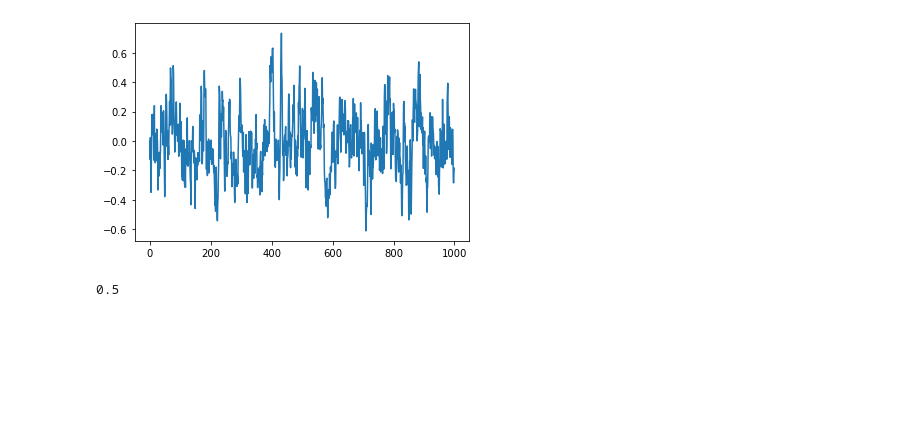
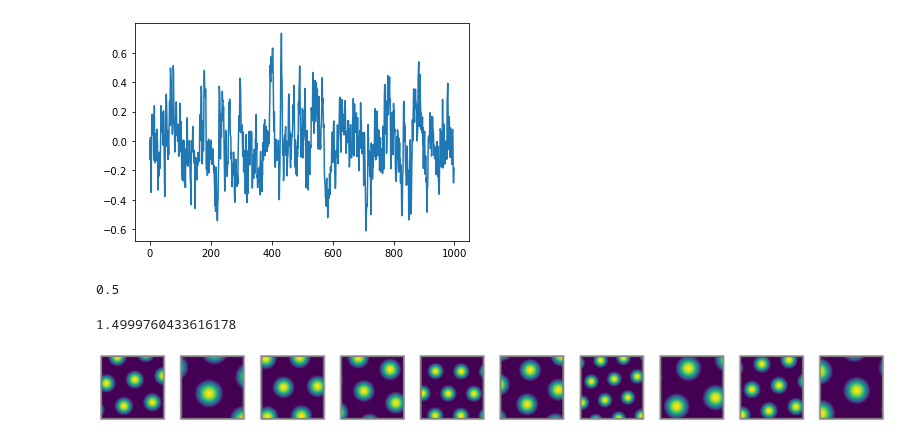
Before and after one commit to RatInABox-Lab/RatInABox, a Jupyter notebook: demos/testing.ipynb, the cells around one changed output. Saved outputs shown, nothing was run; the diff lists cells and outputs as text; code cells hidden in the pictures; blank space fills up the shorter version.

```diff
--- a/demos/testing.ipynb
+++ b/demos/testing.ipynb
@@ -86,3 +86,12 @@ print(np.std(np.array(X)))
 scipy.stats.norm.cdf(0)
 # %% [output]
 0.5
+# %%
+Env = Environment()
+Ag = Agent(Env)
+GCs = GridCells(Ag)
+GCs.plot_rate_map()
+print(np.max(GCs.get_state(evaluate_at='all')))
+# %% [output]
+1.4999760433616178
+[figure, added]
```
Also changed, not shown: parts of 2 cells of this notebook, 3 other files.
